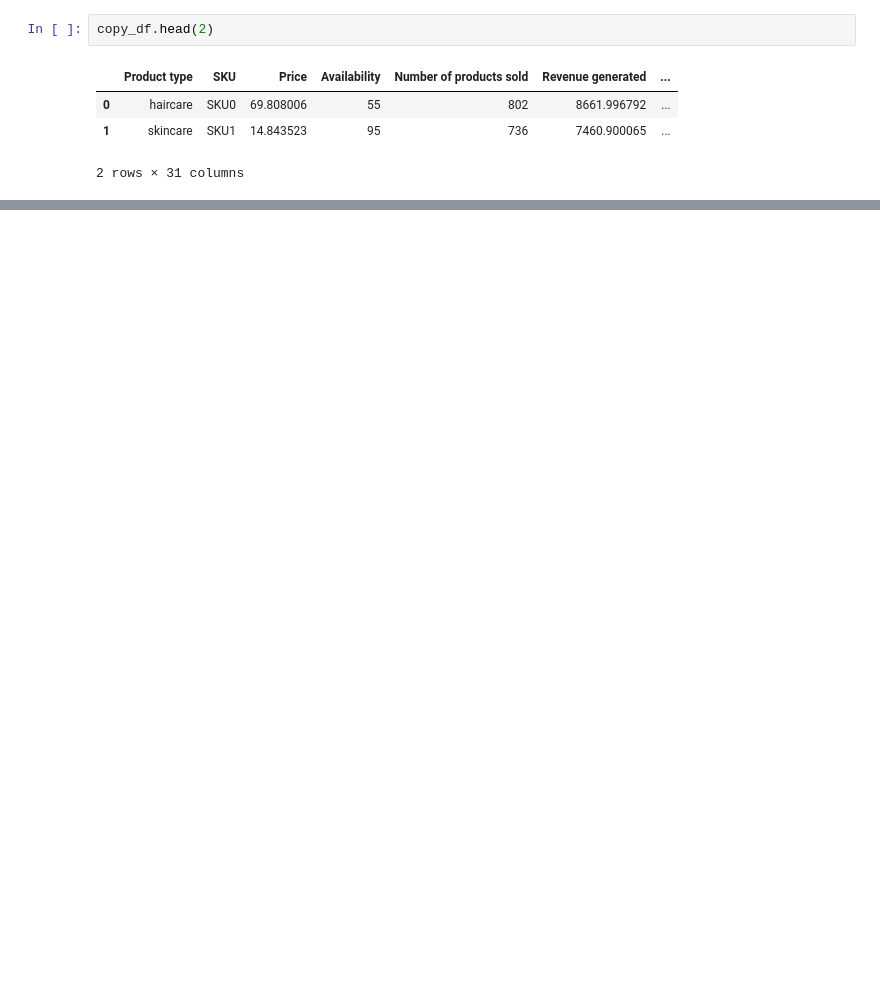
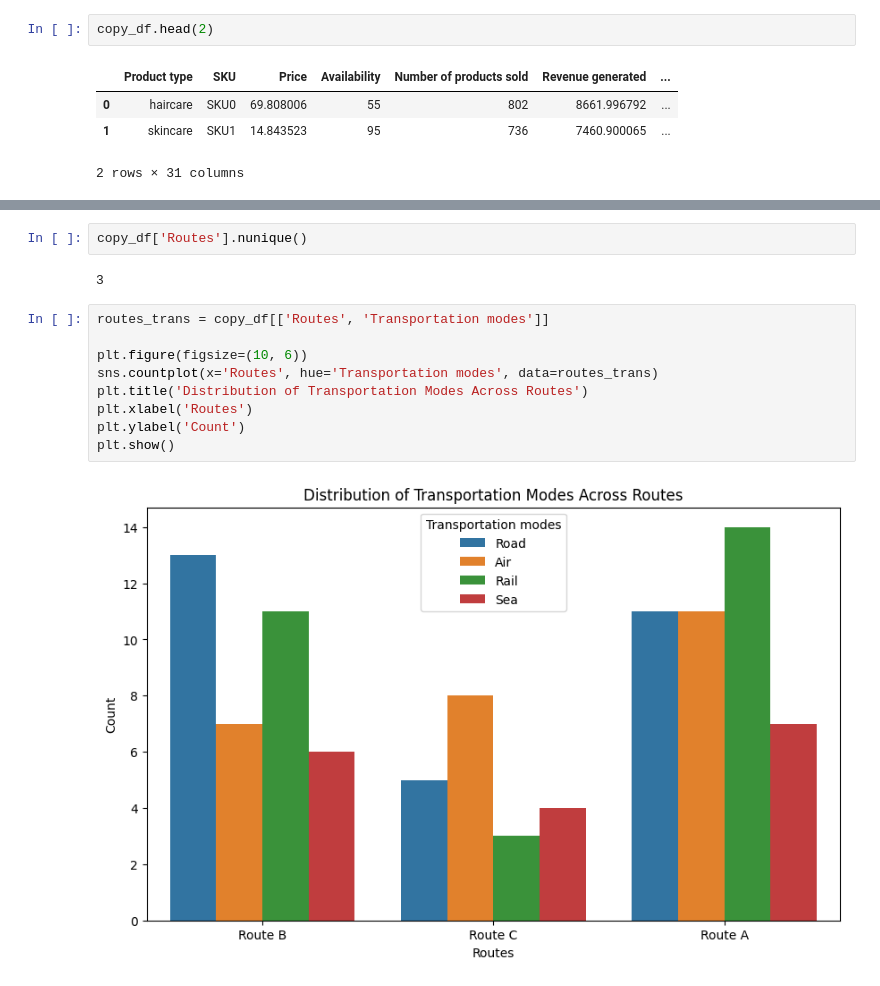
Before and after one commit to MuhammadTalha121/supply_chain_analytics, a Jupyter notebook: supply_chain_analytics/notebooks/supply_chain_analytics.ipynb, the cells around one changed output, grey strips where cells are left out. Drawn from its saved outputs; the diff is of its cells as text; blank space fills up the shorter version.

Commit message:
Visualize the Routs with modes

```diff
--- a/supply_chain_analytics/notebooks/supply_chain_analytics.ipynb
+++ b/supply_chain_analytics/notebooks/supply_chain_analytics.ipynb
@@ -375,0 +382,15 @@ fig.show()
+# %%
+copy_df['Routes'].nunique()
+# %% [output]
+3
+# %%
+routes_trans = copy_df[['Routes', 'Transportation modes']]
+
+plt.figure(figsize=(10, 6))
+sns.countplot(x='Routes', hue='Transportation modes', data=routes_trans)
+plt.title('Distribution of Transportation Modes Across Routes')
+plt.xlabel('Routes')
+plt.ylabel('Count')
+plt.show()
+# %% [output]
+[figure, added]
```
Also changed, not shown: parts of 1 cell of this notebook.
